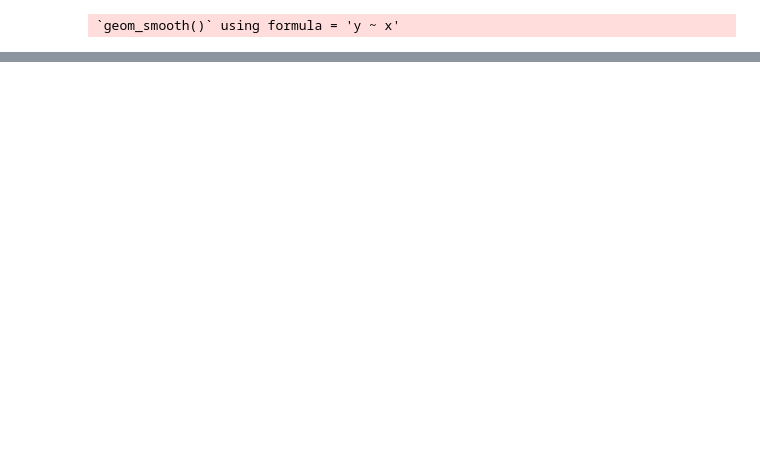
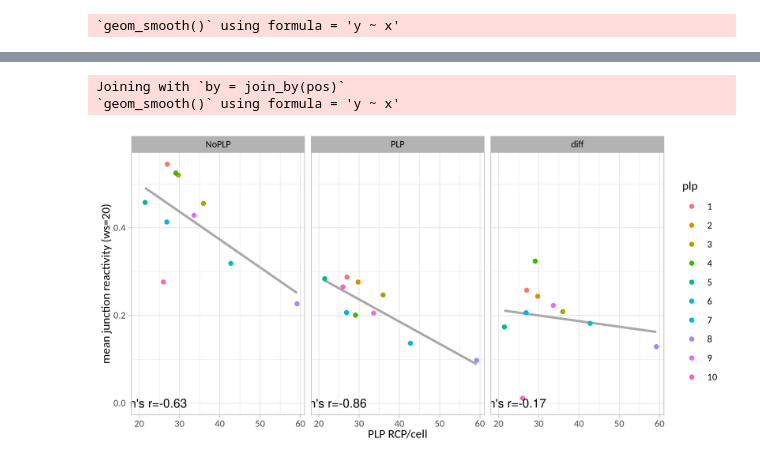
Before and after one commit to BioMeDS/mudRapp-seq, a Jupyter notebook: code/binding_site_reactivities/plp_profiling.ipynb, the cells around one changed output, grey strips where cells are left out. Cells and saved outputs as stored; diff of their text form; code cells hidden in the pictures; blank space fills up the shorter version.

```diff
--- a/code/binding_site_reactivities/plp_profiling.ipynb
+++ b/code/binding_site_reactivities/plp_profiling.ipynb
@@ -315,0 +388,11 @@ ggsave("figures/supp-fig3a-plp_reactivity_efficiency_correlation-junction-NA.svg
+# %%
+correlation_junction_reactivity <- reactivities_ha_diff_w20 %>%
+  left_join(junctions_ha) %>%
+  filter(!is.na(plp)) %>%
+  group_by(plp,efficiency) %>%
+  summarize(across(NoPLP:diff, \(x) mean(x, na.rm=TRUE)), .groups="drop") %>%
+  corrr::correlate() %>%
+  corrr::focus(efficiency) %>%
+  filter(term!="plp")
+
+correlation_junction_reactivity
@@ -315,0 +410,20 @@ ggsave("figures/supp-fig3a-plp_reactivity_efficiency_correlation-junction-NA.svg
+# %%
+reactivities_ha_diff_w20 %>%
+  left_join(junctions_ha) %>%
+  filter(!is.na(plp)) %>%
+  group_by(plp,efficiency) %>%
+  summarize(across(NoPLP:diff, \(x) mean(x, na.rm=TRUE)), .groups="drop") %>%
+  mutate(plp = as_factor(plp)) %>%
+  pivot_longer(NoPLP:diff,values_to="mean reactivity") %>%
+  mutate(name = fct_relevel(name, "NoPLP", "PLP")) %>%
+  ggplot(aes(efficiency, `mean reactivity`)) +
+    geom_smooth(method="lm", se=FALSE, color="darkgray") +
+    geom_point(aes(color=plp)) +
+    facet_wrap(name~.) +
+    geom_text(data=mutate(correlation_junction_reactivity,name=term,x=20,y=0,efficiency=round(efficiency,2),name=fct_relevel(name,"NoPLP","PLP")), aes(x=x,y=y,label=str_glue("Pearson's r={efficiency}")), inherit.aes = FALSE) +
+    ylab("mean junction reactivity (ws=20)") +
+    xlab("PLP RCP/cell")
+# %% [output]
+Joining with `by = join_by(pos)`
+`geom_smooth()` using formula = 'y ~ x'
+[figure, added]
```
Also changed, not shown: parts of 14 cells of this notebook, 6 other files.
